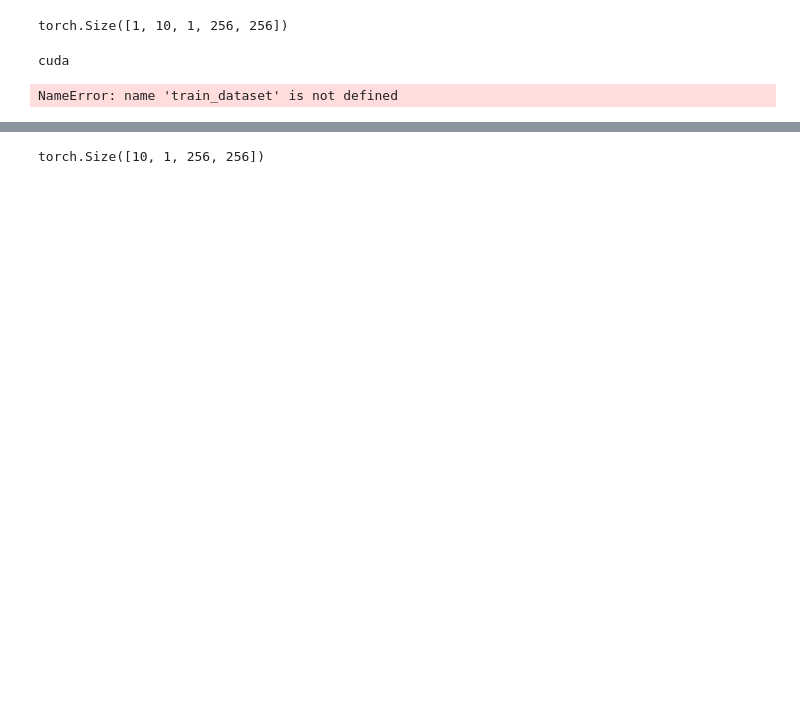
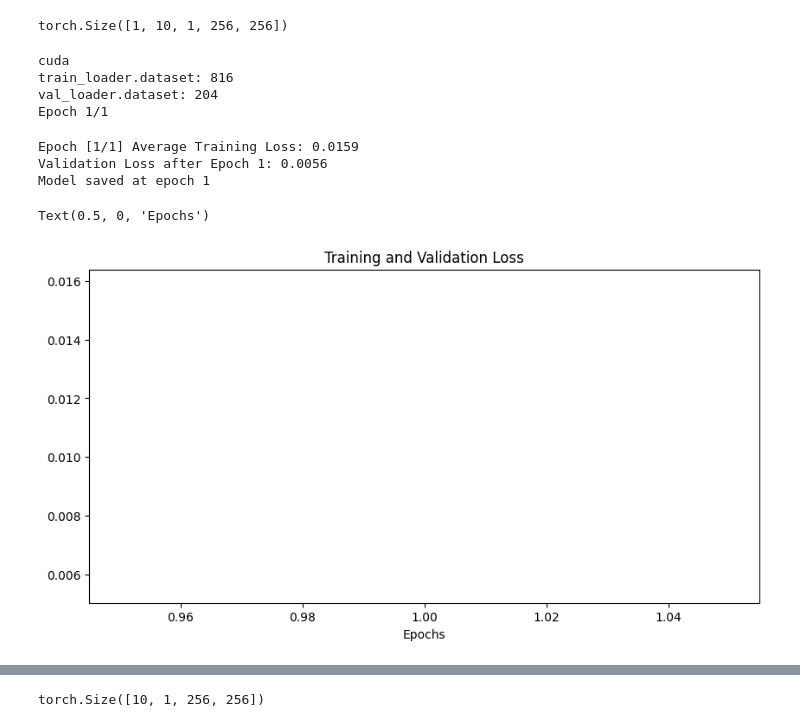
Before and after one commit to MinaGabriel/SurveillanceAnomalyDetector, a Jupyter notebook: base_model.ipynb, the cells around one changed output, grey strips where cells are left out. Saved outputs shown, nothing was run; the diff lists cells and outputs as text; code cells hidden in the pictures; blank space fills up the shorter version.

```diff
--- a/base_model.ipynb
+++ b/base_model.ipynb
@@ -233,40 +219,57 @@ print(output.size())
 # %% [output]
 torch.Size([1, 10, 1, 256, 256])
 # %%
+import torch
+import torch.nn as nn
+import torch.optim as optim
+import time
+import csv
+import datetime
+from torch.utils.data import DataLoader
+from tqdm import tqdm
+import matplotlib.pyplot as plt
+
+# Assuming these are defined
+# from dataset import train_dataset, val_dataset
+# from model import ConvLSTM
+
 device = torch.device("cuda" if torch.cuda.is_available() else "cpu")
 print(device)
 
-batch_size = 10
+batch_size = 12
 train_loader = DataLoader(train_dataset, batch_size=batch_size, shuffle=False)
 val_loader = DataLoader(val_dataset, batch_size=batch_size, shuffle=False)
 
 print(f"train_loader.dataset: {len(train_loader.dataset)}")
 print(f"val_loader.dataset: {len(val_loader.dataset)}")
 
-model = ConvLSTM()  # Assuming ConvLSTM is defined elsewhere
+model = ConvLSTM()  # Make sure ConvLSTM is defined
 model = nn.DataParallel(model)
 model.to(device)
 
 criterion = nn.MSELoss()
 optimizer = optim.Adam(model.parameters(), lr=0.0001, eps=1e-6, weight_decay=1e-5)
 
-# Early stopping parameters
 patience = 15
 best_val_loss = float('inf')
 patience_counter = 0
-best_model_path = 'best_model_less.pth'
+best_model_path = 'base_model.pth'
 
-# To store loss statistics
+csv_file = open('base_model_training_statistics.csv', mode='w', newline='')
+csv_writer = csv.writer(csv_file, delimiter=',')
+csv_writer.writerow(['Epoch', 'Start Time', 'End Time', 'Duration (s)', 'Training Loss', 'Validation Loss'])
+
 train_losses = []
 val_losses = []
-
-# Training loop
-num_epochs = 100
+num_epochs = 1
 for epoch in range(num_epochs):
+    epoch_start_time = time.time()
     model.train()
     total_loss = 0.0
     num_batches = 0
-    for (images,) in tqdm(train_loader, desc=f'Epoch {epoch + 1}/{num_epochs}', unit='batch'):
+
+    print(f'Epoch {epoch + 1}/{num_epochs}')
+    for (images,) in tqdm(train_loader, unit='batch'):
         images = images.to(device)
 
         optimizer.zero_grad()
@@ -282,44 +285,54 @@ for epoch in range(num_epochs):
     train_losses.append(average_loss)
     print(f'Epoch [{epoch + 1}/{num_epochs}] Average Training Loss: {average_loss:.4f}')
 
-    # Validation phase
     model.eval()
     val_loss = 0
     with torch.no_grad():
         for (images,) in val_loader:
             images = images.to(device)
             outputs = model(images)
             val_loss += criterion(outputs, images).item()
 
     val_loss /= len(val_loader)
     val_losses.append(val_loss)
     print(f'Validation Loss after Epoch {epoch + 1}: {val_loss:.4f}')
 
-    # Early stopping check and model saving
+    epoch_end_time = time.time()
+    epoch_duration = epoch_end_time - epoch_start_time
+
+    start_time_str = datetime.datetime.fromtimestamp(epoch_start_time).strftime('%Y-%m-%d %H:%M:%S')
+    end_time_str = datetime.datetime.fromtimestamp(epoch_end_time).strftime('%Y-%m-%d %H:%M:%S')
+    csv_writer.writerow([epoch + 1, start_time_str, end_time_str, epoch_duration, average_loss, val_loss])
+
     if val_loss < best_val_loss:
         best_val_loss = val_loss
         patience_counter = 0
         torch.save(model.state_dict(), best_model_path)
         print(f'Model saved at epoch {epoch + 1}')
     else:
         patience_counter += 1
 
     if patience_counter >= patience:
         print(f'Early stopping triggered after epoch {epoch + 1}')
         break
 
-# Plotting training and validation losses
+csv_file.close()
+
 plt.figure(figsize=(10, 5))
-plt.plot(train_losses, label='Training Loss')
-plt.plot(val_losses, label='Validation Loss')
+plt.plot(range(1, num_epochs + 1), train_losses, label='Training Loss')
+plt.plot(range(1, num_epochs + 1), val_losses, label='Validation Loss')
 plt.title('Training and Validation Loss')
 plt.xlabel('Epochs')
-plt.ylabel('Loss')
-plt.legend()
-plt.show()
 # %% [output]
 cuda
+train_loader.dataset: 816
+val_loader.dataset: 204
+Epoch 1/1
-NameError: name 'train_dataset' is not defined
+Epoch [1/1] Average Training Loss: 0.0159
+Validation Loss after Epoch 1: 0.0056
+Model saved at epoch 1
+Text(0.5, 0, 'Epochs')
+[figure, added]
 # %%
 print(f"Validation Loss: {val_losses}")
 print(f"Train Loss: {train_losses}")
```
Also changed, not shown: parts of 10 cells of this notebook, 5 other files.
